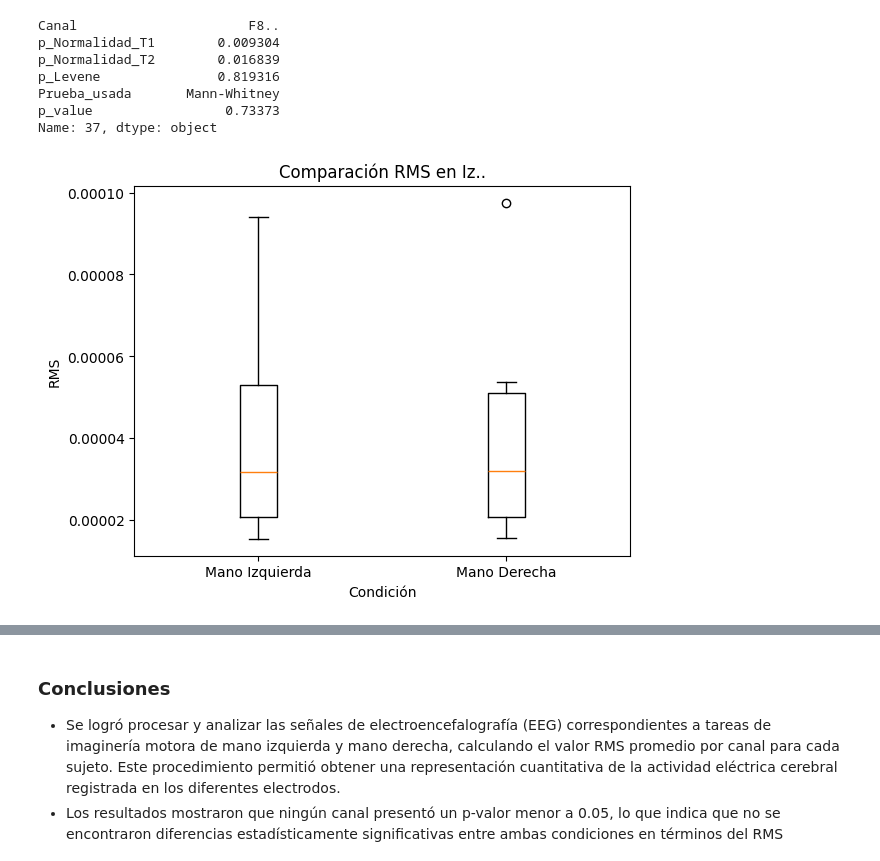
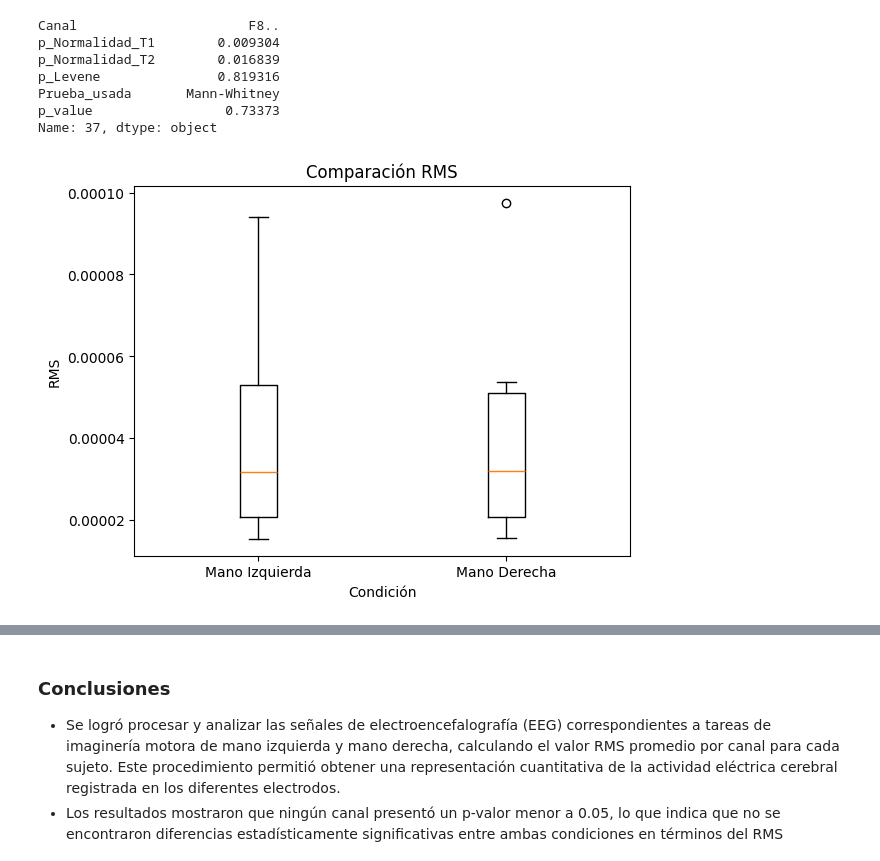
Before and after one commit to marianavasquezr/LAB_BIOSENALES, a Jupyter notebook: Practica 3_Parte2/Practica3_Parte2.ipynb, the cells around one changed output, grey strips where cells are left out. Drawn from its saved outputs; the diff is of its cells as text; code cells hidden in the pictures.

```diff
--- a/Practica 3_Parte2/Practica3_Parte2.ipynb
+++ b/Practica 3_Parte2/Practica3_Parte2.ipynb
@@ -380,23 +381,23 @@ Name: 37, dtype: object
 # %%
 # Visualizamos los resultados utilizando un gráfico de caja (boxplot)
 # para comparar los valores RMS entre las tareas T1 y T2 para el canal con la diferencia más significativa.
 import matplotlib.pyplot as plt
 
 datos = [
     df_T1[canal],
     df_T2[canal]
 ]
 
 plt.figure()
 plt.boxplot(datos, labels=["Mano Izquierda", "Mano Derecha"])
 
-plt.title(f"Comparación RMS en {canal}")
+plt.title("Comparación RMS")
 plt.ylabel("RMS")
 plt.xlabel("Condición")
 
 plt.show()
 # %% [output]
-[figure, old version]
+[figure, new version]
 # %% [markdown]
 ### **Análisis**
 
```
Also changed, not shown: parts of 3 cells of this notebook.
